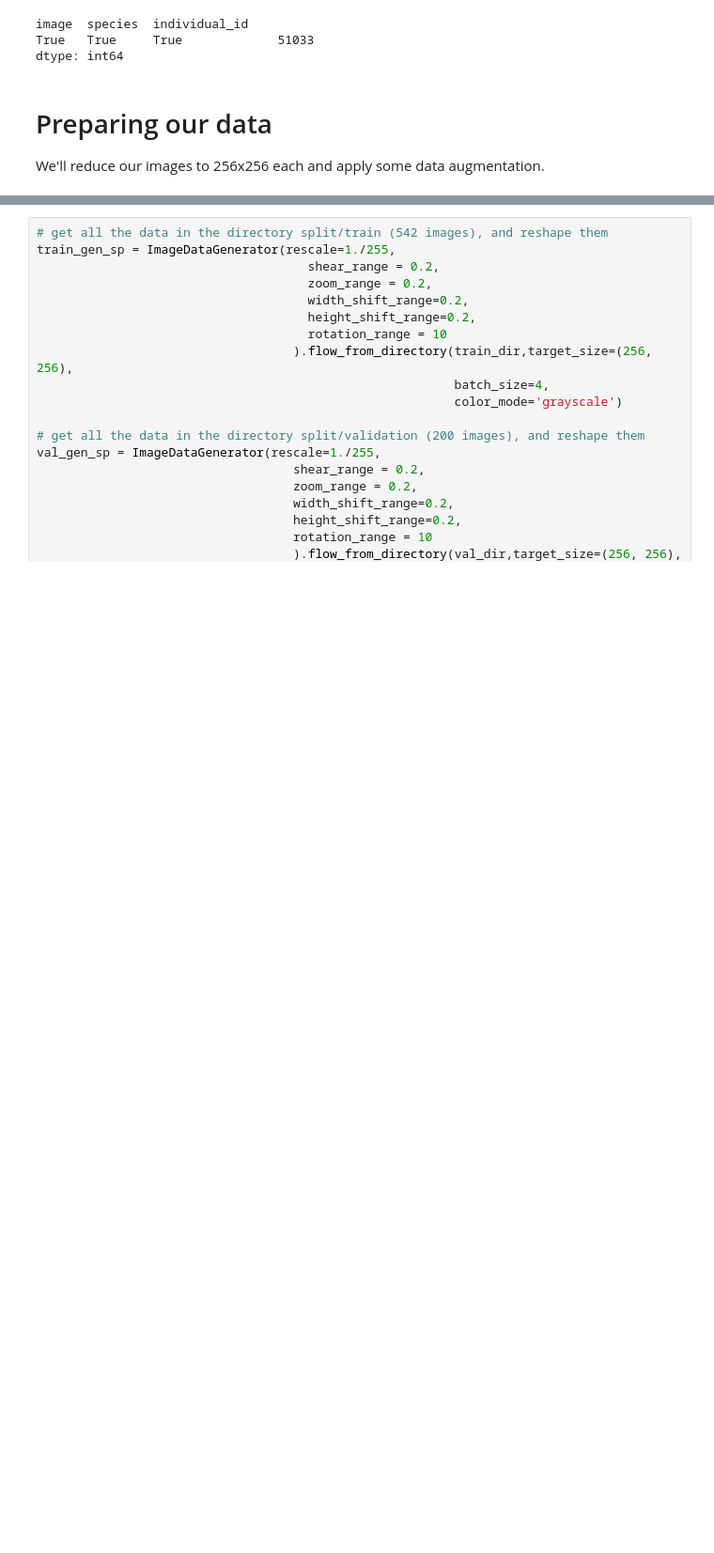
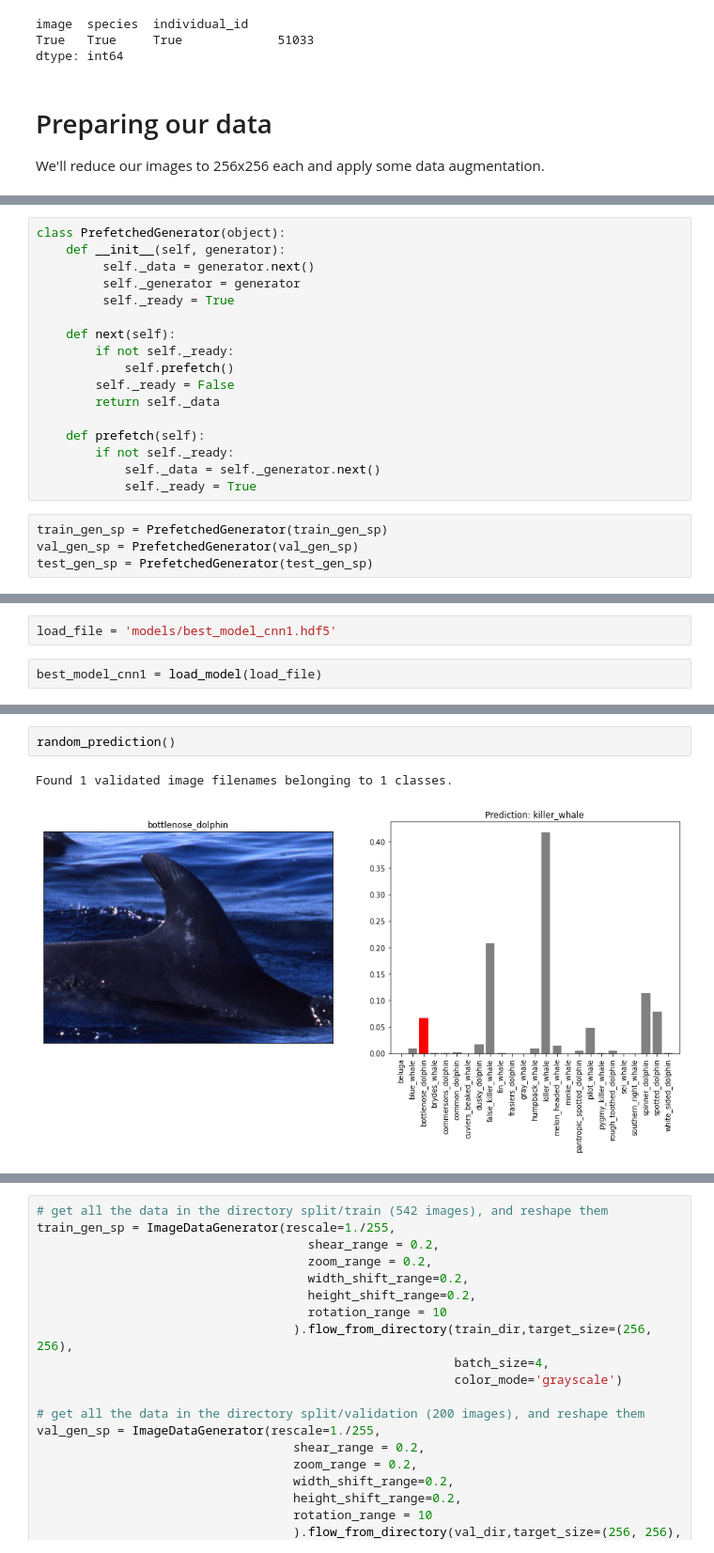
Before and after one commit to snakeeyes021/happywhale, a Jupyter notebook: initial-setup-final.ipynb, the cells around one changed output, grey strips where cells are left out. Shown at 94% size. Drawn from its saved outputs; the diff is of its cells as text; blank space fills up the shorter version.

```diff
--- a/initial-setup-final.ipynb
+++ b/initial-setup-final.ipynb
@@ -229,0 +270,21 @@ Found 2425 validated image filenames belonging to 25 classes.
+# %%
+class PrefetchedGenerator(object):
+    def __init__(self, generator):
+         self._data = generator.next()
+         self._generator = generator
+         self._ready = True
+
+    def next(self):
+        if not self._ready:
+            self.prefetch()
+        self._ready = False
+        return self._data
+
+    def prefetch(self):
+        if not self._ready:
+            self._data = self._generator.next()
+            self._ready = True
+# %%
+train_gen_sp = PrefetchedGenerator(train_gen_sp)
+val_gen_sp = PrefetchedGenerator(val_gen_sp)
+test_gen_sp = PrefetchedGenerator(test_gen_sp)
@@ -257,0 +397,4 @@ Epoch 2/2
+# %%
+load_file = 'models/best_model_cnn1.hdf5'
+# %%
+best_model_cnn1 = load_model(load_file)
@@ -257,0 +461,5 @@ Epoch 2/2
+# %%
+random_prediction()
+# %% [output]
+Found 1 validated image filenames belonging to 1 classes.
+[figure, added]
```
Also changed, not shown: parts of 28 cells of this notebook, 1 other file.
